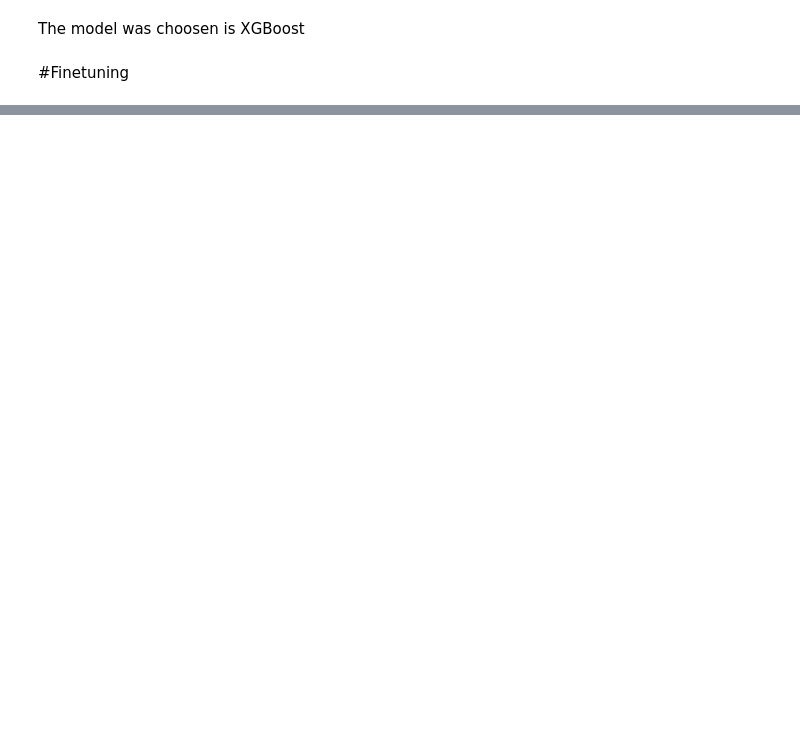
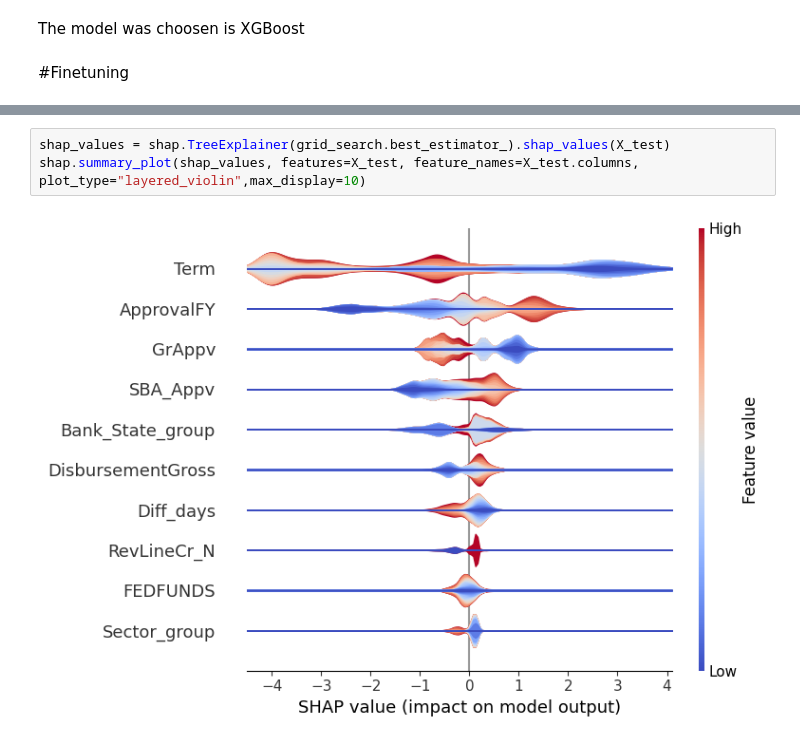
Before and after one commit to Elhai12/SBA_loans_predict, a Jupyter notebook: Model_selection&Finetuning.ipynb, the cells around one changed output, grey strips where cells are left out. Saved outputs shown, nothing was run; the diff lists cells and outputs as text; blank space fills up the shorter version.

```diff
--- a/Model_selection&Finetuning.ipynb
+++ b/Model_selection&Finetuning.ipynb
@@ -230,0 +232,5 @@ weighted avg       0.93      0.93      0.93      4121
+# %%
+shap_values = shap.TreeExplainer(grid_search.best_estimator_).shap_values(X_test)
+shap.summary_plot(shap_values, features=X_test, feature_names=X_test.columns, plot_type="layered_violin",max_display=10)
+# %% [output]
+[figure, added]
```
Also changed, not shown: parts of 8 cells of this notebook.
